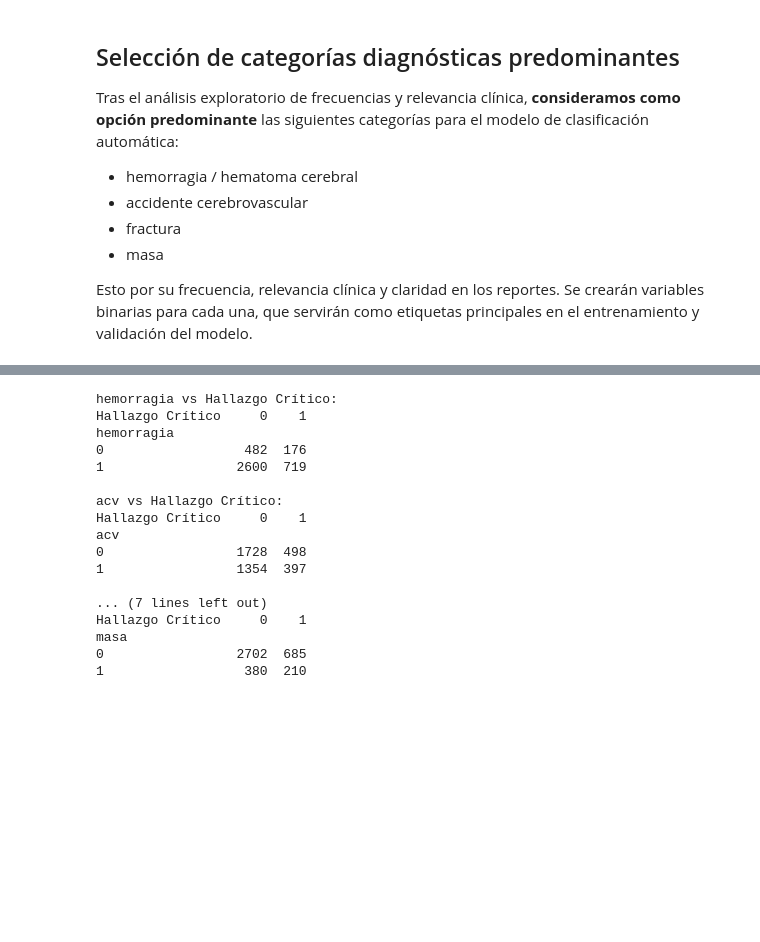
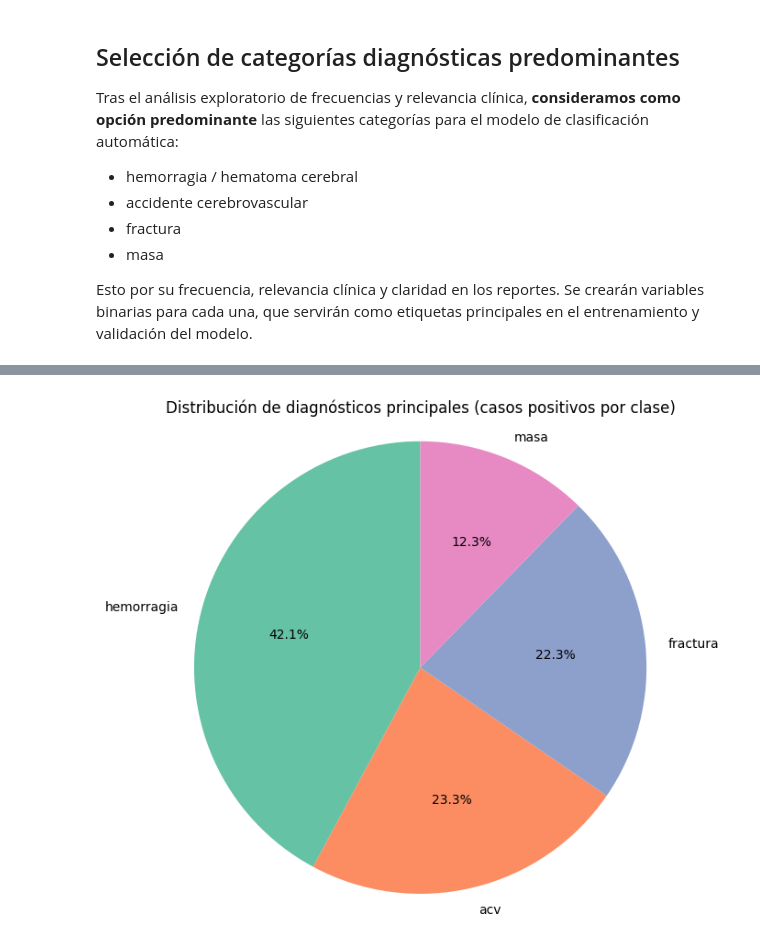
Before and after one commit to isabelaocampos/PDG-Diagnostico-Clinico, a Jupyter notebook: notebooks/Analisis_y_Transformacion_1.ipynb, the cells around one changed output, grey strips where cells are left out. Saved outputs shown, nothing was run; the diff lists cells and outputs as text; code cells hidden in the pictures; blank space fills up the shorter version.

```diff
--- a/notebooks/Analisis_y_Transformacion_1.ipynb
+++ b/notebooks/Analisis_y_Transformacion_1.ipynb
@@ -797,22 +806,16 @@ Ejemplos donde masa=1:
-# %%
-for col in ['hemorragia', 'acv', 'fractura', 'masa']:
-    print(f"\n{col} vs Hallazgo Crítico:")
-    print(pd.crosstab(df_final[col], df_final['Hallazgo Crítico']))
-# %% [output]
-hemorragia vs Hallazgo Crítico:
-Hallazgo Crítico     0    1
-hemorragia
-0                  482  176
-1                 2600  719
-
-acv vs Hallazgo Crítico:
-Hallazgo Crítico     0    1
-acv
-0                 1728  498
-1                 1354  397
-
-... (7 lines left out)
-Hallazgo Crítico     0    1
-masa
-0                 2702  685
-1                  380  210
+# %%
+# Leer el archivo con las 4 columnas binarias
+df = pd.read_excel('../../data_with_diagnostics_clean.xlsx')
+
+# Contar positivos por clase
+labels = ['hemorragia', 'acv', 'fractura', 'masa']
+counts = [df[col].sum() for col in labels]
+
+# Gráfica de torta
+plt.figure(figsize=(7, 7))
+plt.pie(counts, labels=labels, autopct='%1.1f%%', startangle=90, colors=plt.cm.Set2.colors)
+plt.title('Distribución de diagnósticos principales (casos positivos por clase)')
+plt.axis('equal')
+plt.show()
+# %% [output]
+[figure, added]
```
Also changed, not shown: parts of 8 cells of this notebook.
